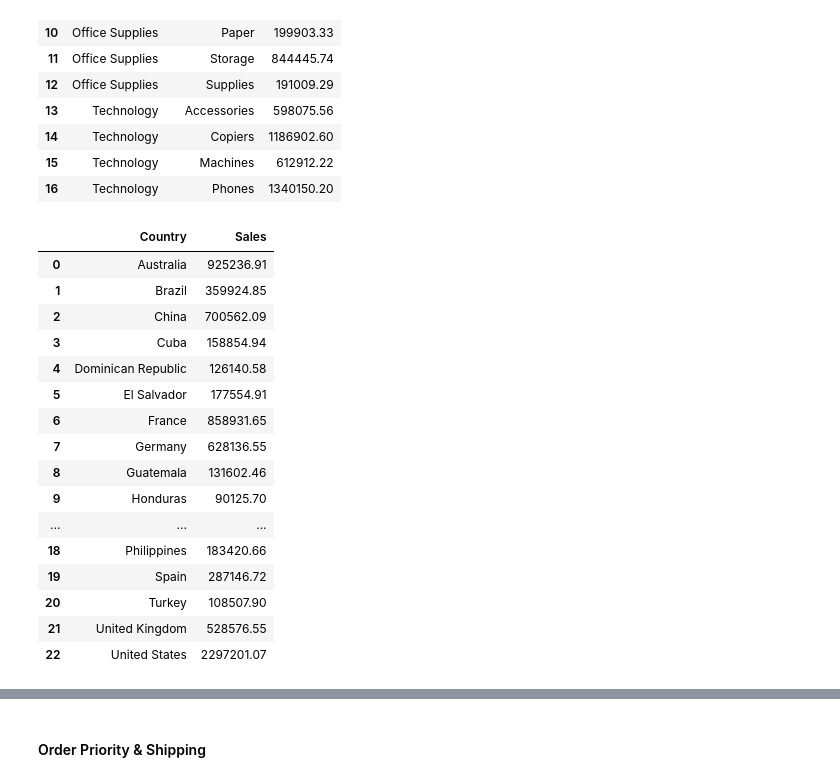
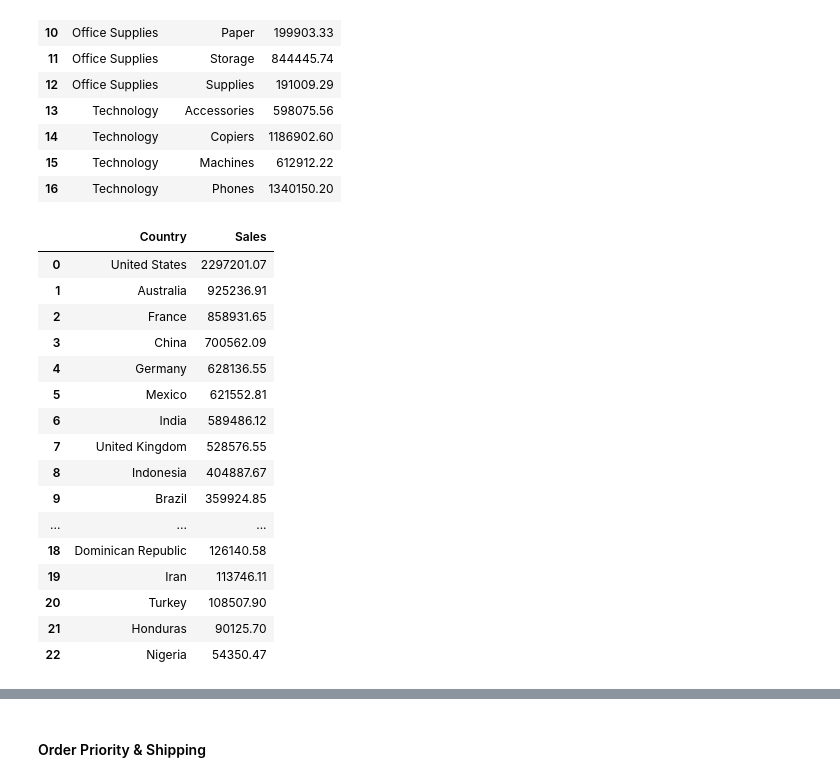
Before and after one commit to rachael-meinders/superstore, a Jupyter notebook: exploration_topcountries.ipynb, the cells around one changed output, grey strips where cells are left out. Cells and saved outputs as stored; diff of their text form; code cells hidden in the pictures.

```diff
--- a/exploration_topcountries.ipynb
+++ b/exploration_topcountries.ipynb
@@ -75,25 +95,25 @@ super_topcountries.groupby(['Category', 'Sub-Category'])['Sales'].sum().reset_in
 | 16 | Technology | Phones | 1340150.20 |
 # %%
 # Sales totals by country
-super_topcountries.groupby(['Country'])['Sales'].sum().reset_index()
+super_topcountries.groupby(['Country'])['Sales'].sum().sort_values(ascending=False).reset_index()
 # %% [output]
 |  | Country | Sales |
-| 0 | Australia | 925236.91 |
-| 1 | Brazil | 359924.85 |
-| 2 | China | 700562.09 |
-| 3 | Cuba | 158854.94 |
-| 4 | Dominican Republic | 126140.58 |
-| 5 | El Salvador | 177554.91 |
-| 6 | France | 858931.65 |
-| 7 | Germany | 628136.55 |
-| 8 | Guatemala | 131602.46 |
-| 9 | Honduras | 90125.70 |
+| 0 | United States | 2297201.07 |
+| 1 | Australia | 925236.91 |
+| 2 | France | 858931.65 |
+| 3 | China | 700562.09 |
+| 4 | Germany | 628136.55 |
+| 5 | Mexico | 621552.81 |
+| 6 | India | 589486.12 |
+| 7 | United Kingdom | 528576.55 |
+| 8 | Indonesia | 404887.67 |
+| 9 | Brazil | 359924.85 |
 | ... | ... | ... |
-| 18 | Philippines | 183420.66 |
-| 19 | Spain | 287146.72 |
+| 18 | Dominican Republic | 126140.58 |
+| 19 | Iran | 113746.11 |
 | 20 | Turkey | 108507.90 |
-| 21 | United Kingdom | 528576.55 |
-| 22 | United States | 2297201.07 |
+| 21 | Honduras | 90125.70 |
+| 22 | Nigeria | 54350.47 |
 # %%
 # Profit Margin by Sub/Category
 super_topcountries.groupby(['Category','Sub-Category'])['Profit Margin Percentage'].mean()
```
Also changed, not shown: parts of 5 cells of this notebook, 4 other files.
